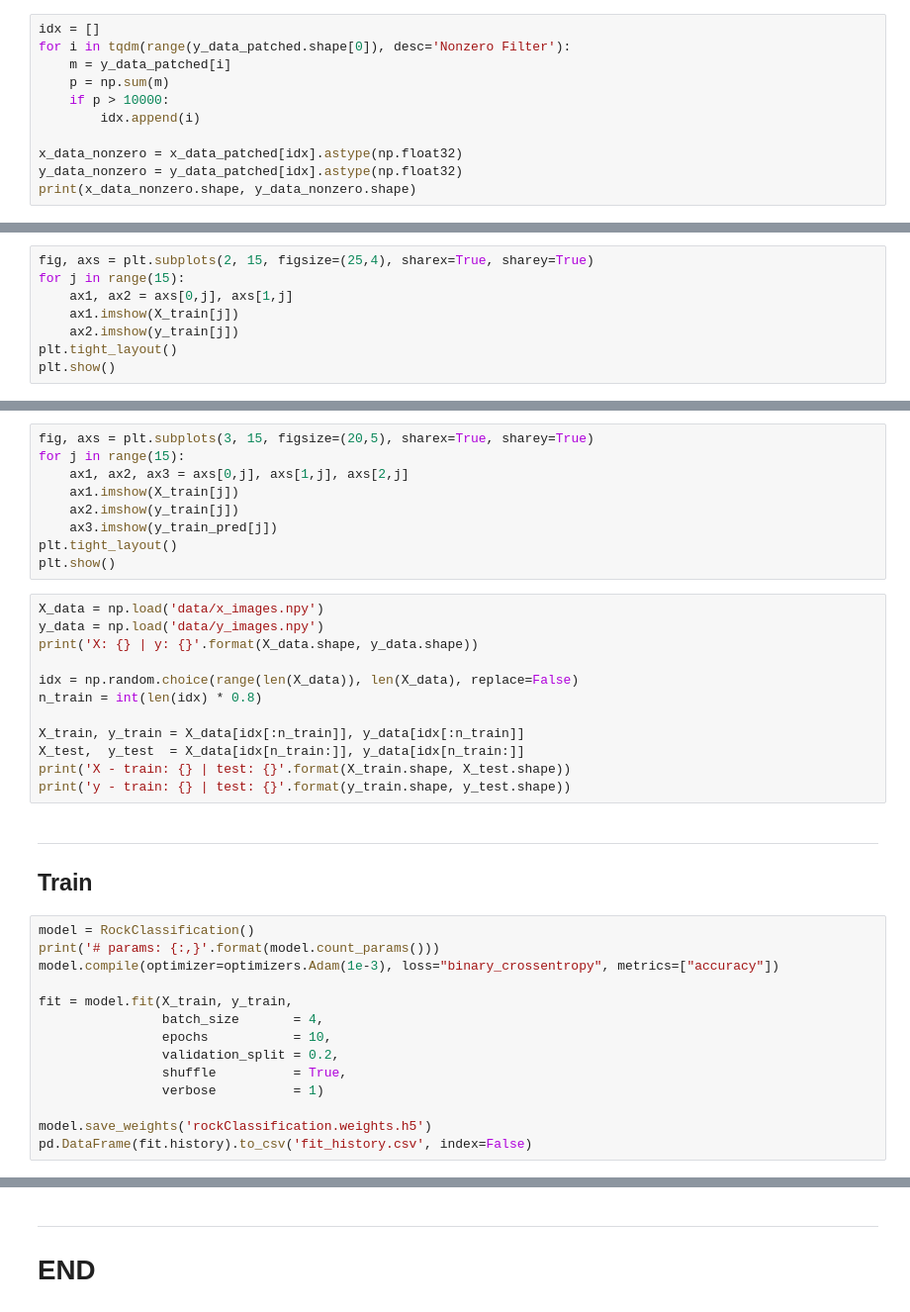
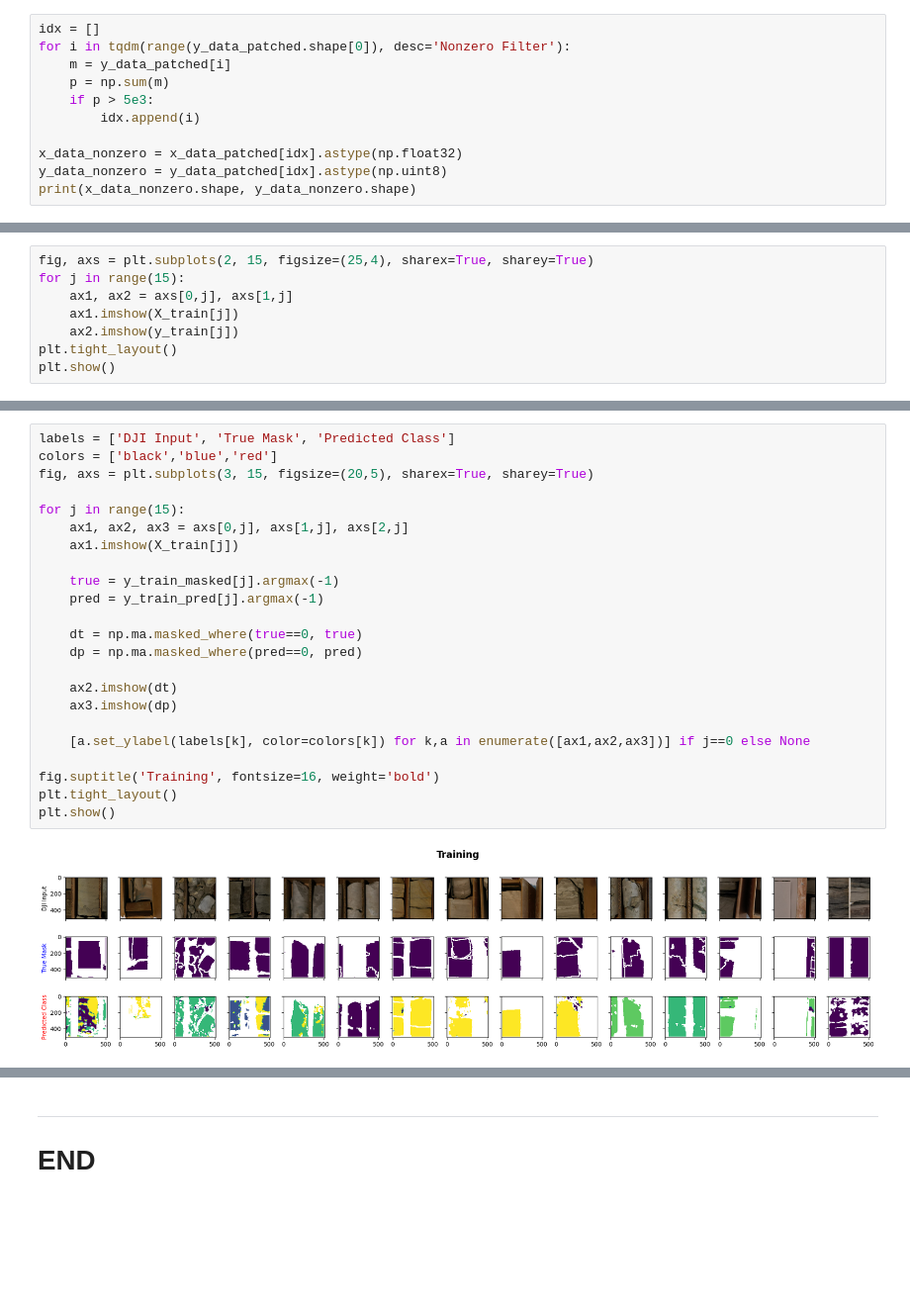
Before and after one commit to misaelmmorales/Drone-Rock-Classification, a Jupyter notebook: drone_rc_main_tf.ipynb, the cells around one changed output, grey strips where cells are left out. Shown: that part at 99% size. Saved outputs shown, nothing was run; the diff lists cells and outputs as text; blank space fills up the shorter version.

```diff
--- a/drone_rc_main_tf.ipynb
+++ b/drone_rc_main_tf.ipynb
@@ -124,10 +124,10 @@ idx = []
 for i in tqdm(range(y_data_patched.shape[0]), desc='Nonzero Filter'):
     m = y_data_patched[i]
     p = np.sum(m)
-    if p > 10000:
+    if p > 5e3:
         idx.append(i)
 
 x_data_nonzero = x_data_patched[idx].astype(np.float32)
-y_data_nonzero = y_data_patched[idx].astype(np.float32)
+y_data_nonzero = y_data_patched[idx].astype(np.uint8)
 print(x_data_nonzero.shape, y_data_nonzero.shape)
 # %% [output]
@@ -257,38 +287,25 @@ print('Pred - train: {} | test: {}'.format(y_train_pred.shape, y_test_pred.shape
 # %%
+labels = ['DJI Input', 'True Mask', 'Predicted Class']
+colors = ['black','blue','red']
 fig, axs = plt.subplots(3, 15, figsize=(20,5), sharex=True, sharey=True)
+
 for j in range(15):
     ax1, ax2, ax3 = axs[0,j], axs[1,j], axs[2,j]
     ax1.imshow(X_train[j])
-    ax2.imshow(y_train[j])
-    ax3.imshow(y_train_pred[j])
+
+    true = y_train_masked[j].argmax(-1)
+    pred = y_train_pred[j].argmax(-1)
+
+    dt = np.ma.masked_where(true==0, true)
+    dp = np.ma.masked_where(pred==0, pred)
+
+    ax2.imshow(dt)
+    ax3.imshow(dp)
+
+    [a.set_ylabel(labels[k], color=colors[k]) for k,a in enumerate([ax1,ax2,ax3])] if j==0 else None
+
+fig.suptitle('Training', fontsize=16, weight='bold')
 plt.tight_layout()
 plt.show()
+# %% [output]
+[figure, added]
-# %%
-X_data = np.load('data/x_images.npy')
-y_data = np.load('data/y_images.npy')
-print('X: {} | y: {}'.format(X_data.shape, y_data.shape))
-
-idx = np.random.choice(range(len(X_data)), len(X_data), replace=False)
-n_train = int(len(idx) * 0.8)
-
-X_train, y_train = X_data[idx[:n_train]], y_data[idx[:n_train]]
-X_test,  y_test  = X_data[idx[n_train:]], y_data[idx[n_train:]]
-print('X - train: {} | test: {}'.format(X_train.shape, X_test.shape))
-print('y - train: {} | test: {}'.format(y_train.shape, y_test.shape))
-# %% [markdown]
-***
-## Train
-# %%
-model = RockClassification()
-print('# params: {:,}'.format(model.count_params()))
-model.compile(optimizer=optimizers.Adam(1e-3), loss="binary_crossentropy", metrics=["accuracy"])
-
-fit = model.fit(X_train, y_train,
-                batch_size       = 4,
-                epochs           = 10,
-                validation_split = 0.2,
-                shuffle          = True,
-                verbose          = 1)
-
-model.save_weights('rockClassification.weights.h5')
-pd.DataFrame(fit.history).to_csv('fit_history.csv', index=False)
```
Also changed, not shown: parts of 17 cells of this notebook, 6 other files.
